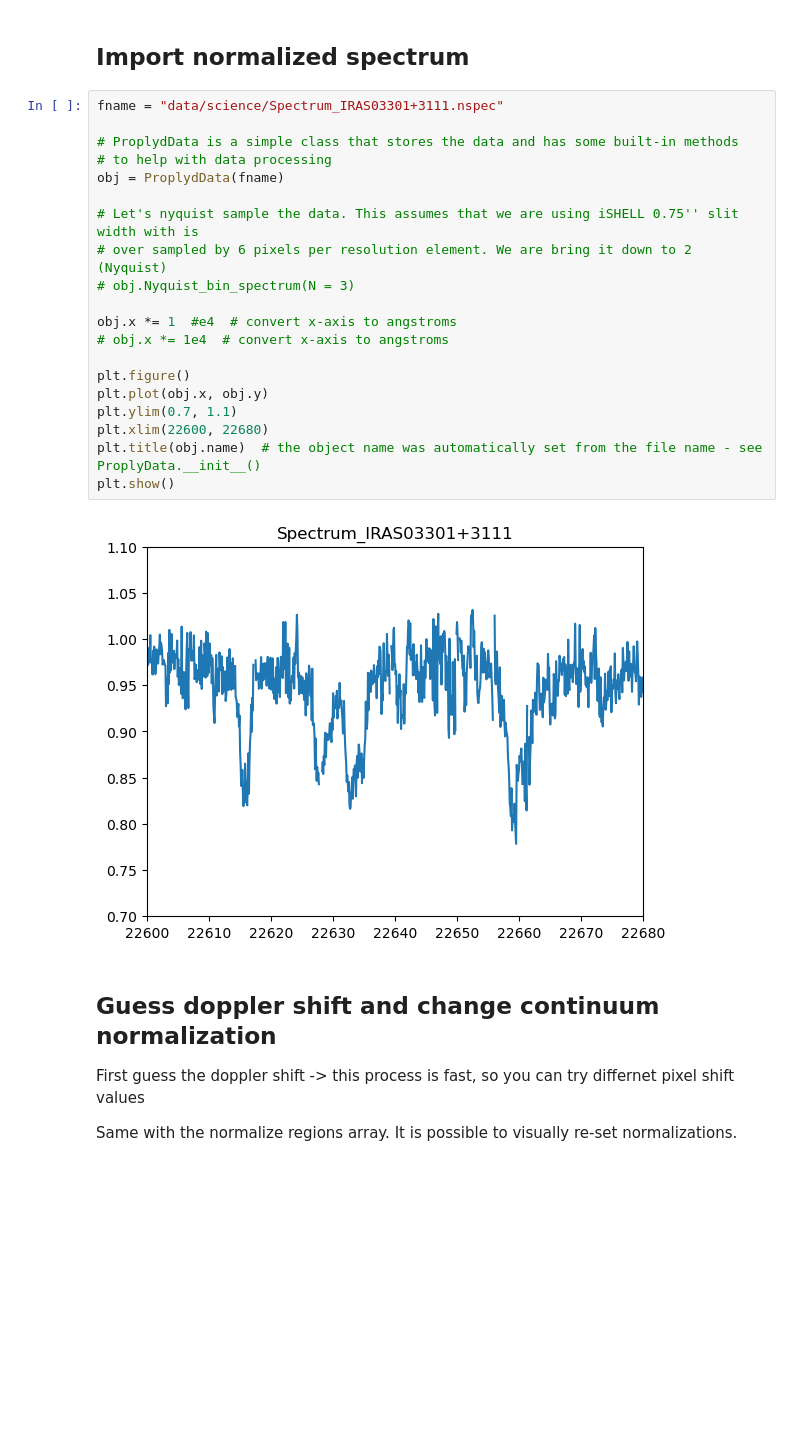
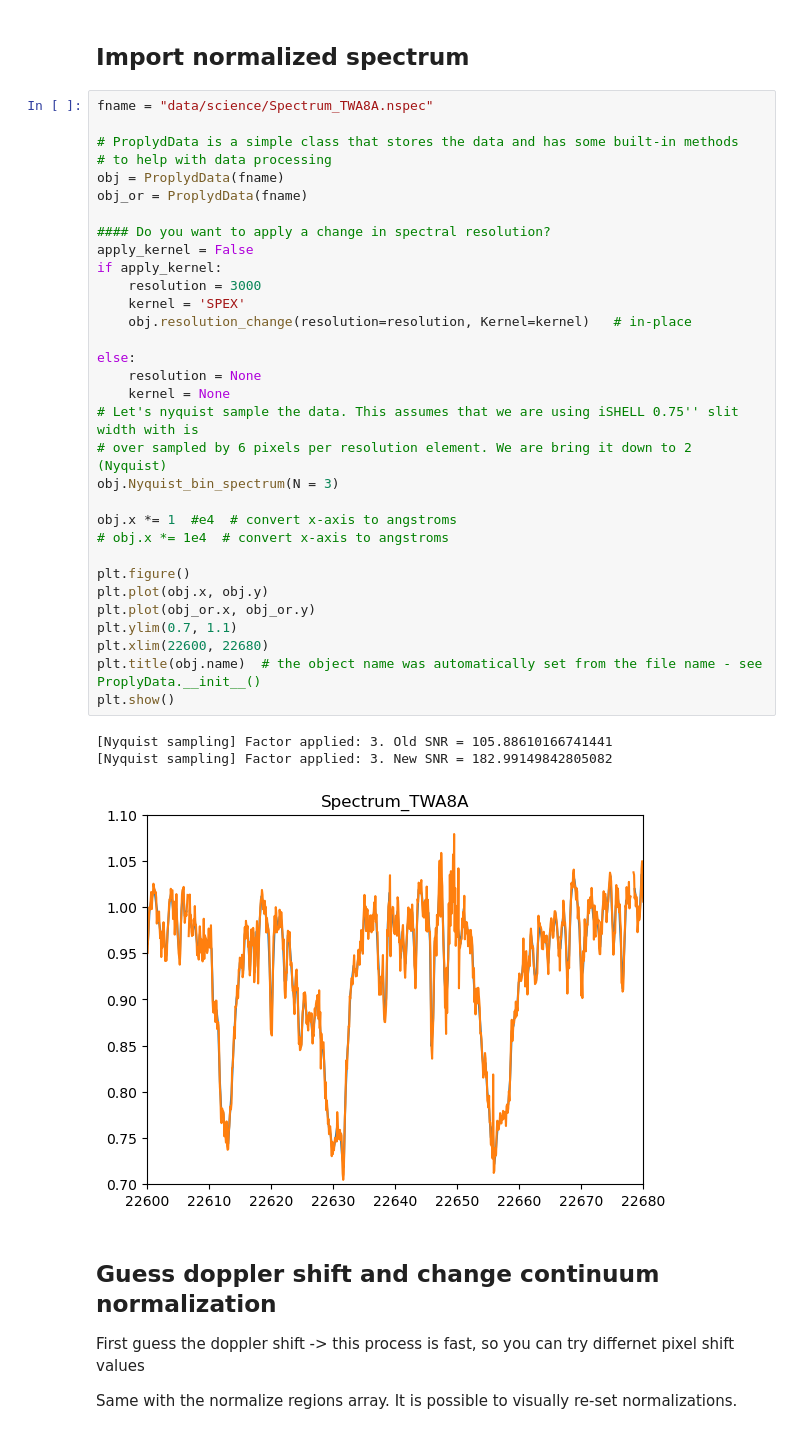
Before and after one commit to christianfloresg/ishell-spectral-fitting, a Jupyter notebook: fit_single_source.ipynb, the cells around one changed output. Saved outputs shown, nothing was run; the diff lists cells and outputs as text; blank space fills up the shorter version.

```diff
--- a/fit_single_source.ipynb
+++ b/fit_single_source.ipynb
@@ -16,27 +16,41 @@ from spectrograph_functions import *
 # %% [markdown]
 ## Import normalized spectrum
 # %%
-fname = "data/science/Spectrum_IRAS03301+3111.nspec"
+fname = "data/science/Spectrum_TWA8A.nspec"
 
 # ProplydData is a simple class that stores the data and has some built-in methods
 # to help with data processing
 obj = ProplydData(fname)
+obj_or = ProplydData(fname)
 
+#### Do you want to apply a change in spectral resolution?
+apply_kernel = False
+if apply_kernel:
+    resolution = 3000
+    kernel = 'SPEX'
+    obj.resolution_change(resolution=resolution, Kernel=kernel)   # in-place
+
+else:
+    resolution = None
+    kernel = None
 # Let's nyquist sample the data. This assumes that we are using iSHELL 0.75'' slit width with is
 # over sampled by 6 pixels per resolution element. We are bring it down to 2 (Nyquist)
-# obj.Nyquist_bin_spectrum(N = 3)
+obj.Nyquist_bin_spectrum(N = 3)
 
 obj.x *= 1  #e4  # convert x-axis to angstroms
 # obj.x *= 1e4  # convert x-axis to angstroms
 
 plt.figure()
 plt.plot(obj.x, obj.y)
+plt.plot(obj_or.x, obj_or.y)
 plt.ylim(0.7, 1.1)
 plt.xlim(22600, 22680)
 plt.title(obj.name)  # the object name was automatically set from the file name - see ProplyData.__init__()
 plt.show()
 # %% [output]
+[Nyquist sampling] Factor applied: 3. Old SNR = 105.88610166741441
+[Nyquist sampling] Factor applied: 3. New SNR = 182.99149842805082
-[figure, old version]
+[figure, new version]
 # %% [markdown]
 ## Guess doppler shift and change continuum normalization
 
```
Also changed, not shown: parts of 12 cells of this notebook, 3 other files.
